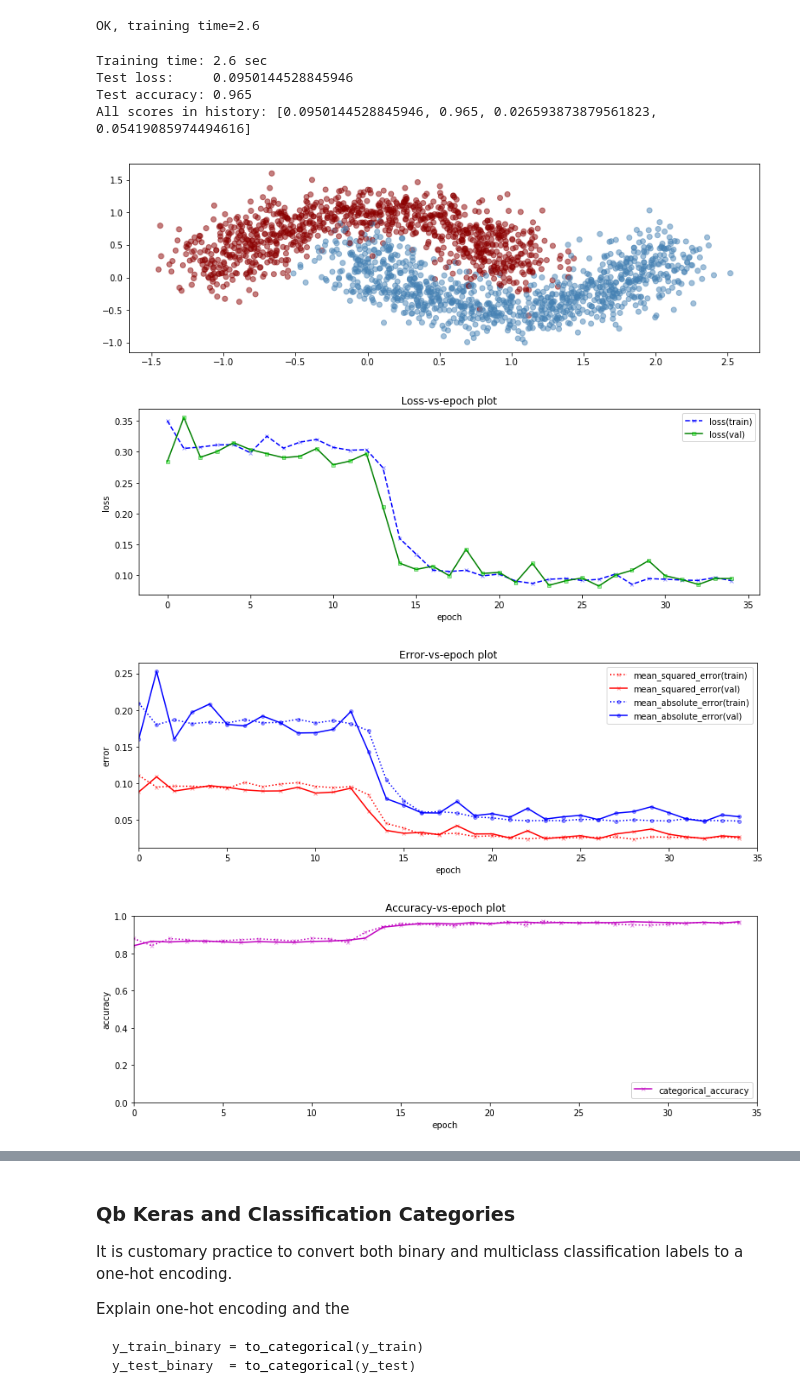
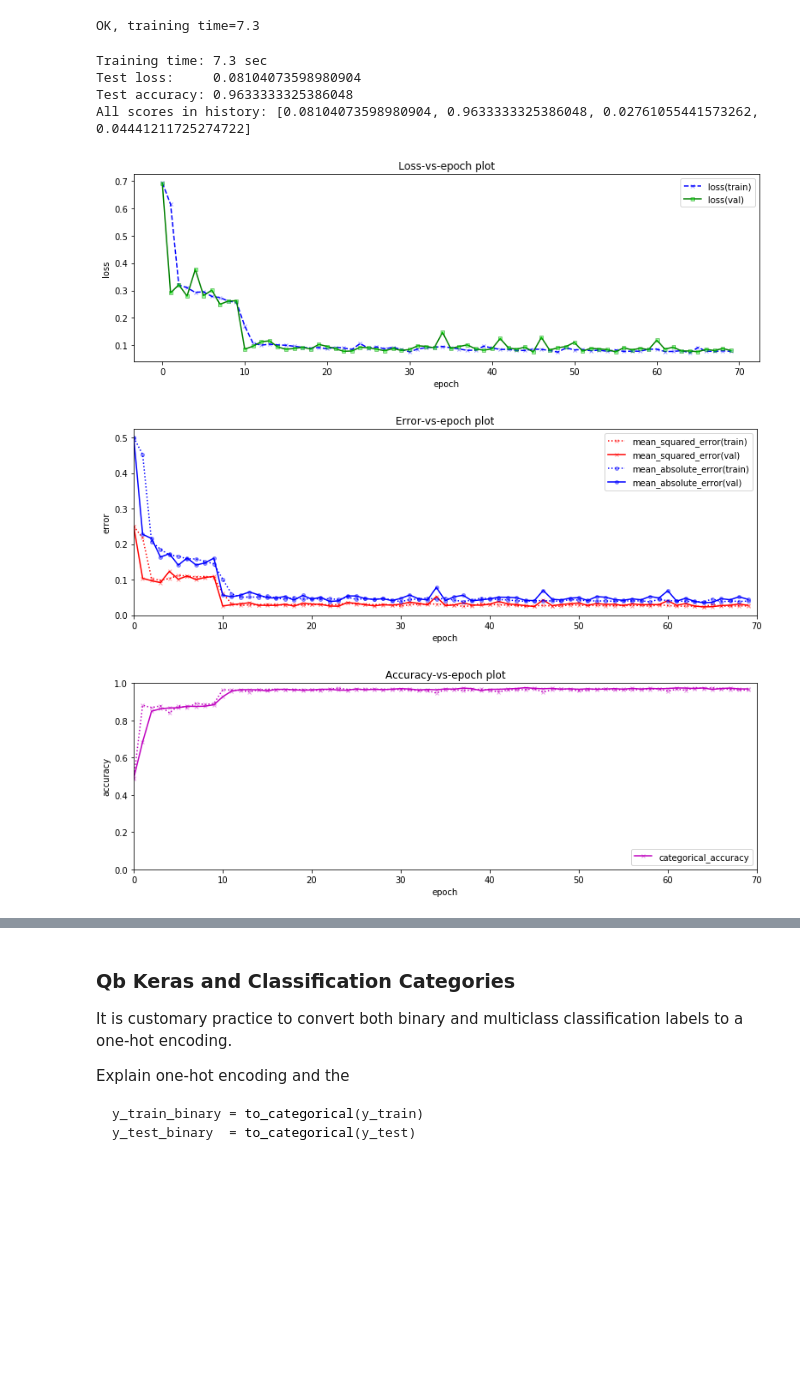
Before and after one commit to jeppestaerk/ITMAL, a Jupyter notebook: L09/keras_mlp_moon.ipynb, the cells around one changed output, grey strips where cells are left out. Saved outputs shown, nothing was run; the diff lists cells and outputs as text; code cells hidden in the pictures; blank space fills up the shorter version.

```diff
--- a/L09/keras_mlp_moon.ipynb
+++ b/L09/keras_mlp_moon.ipynb
@@ -57,7 +57,8 @@ Does it still produce a good score, in form of the `categorical_accuracy`? My ac
 
 Find a way to make the `SDG` produce a result similar to the `ADAM` optimizer: Maybe you need to crack up the number of `EPOCHS` during training to get a better result using the `SGD` optimizer?
 # %%
-# TODO: Qa..run Keras on Moon, cell 1
+import sys,os
+sys.path.append(os.path.abspath('')+'/..')
 from libitmal import kernelfuns as itmalkernelfuns
 itmalkernelfuns.EnableGPU()
 #itmalkernelfuns.DisableGPU()
@@ -77,11 +78,13 @@ np.random.seed(42)
 
 # Build Keras model
 model = Sequential()
-model.add(Dense(input_dim=2, units=8, activation="tanh", kernel_initializer="normal"))
-model.add(Dense(units=2, activation="softmax"))
+model.add(Dense(input_dim=2, units=16, activation="relu", kernel_initializer="normal"))
+model.add(Dense(input_dim=16, units=32, activation="relu", kernel_initializer="normal"))
+model.add(Dense(input_dim=16, units=32, activation="relu", kernel_initializer="normal"))
+model.add(Dense(units=2, activation="sigmoid"))
 
-#optimizer = SGD(lr=0.1)
-optimizer = Adam(lr=0.1)
+optimizer = SGD(lr=0.1, decay=1e-6, momentum=0.9, nesterov=True)
+#optimizer = Adam(lr=0.1)
 model.compile(loss='categorical_crossentropy',
               optimizer=optimizer,
               metrics=['categorical_accuracy', 'mean_squared_error', 'mean_absolute_error'])
@@ -100,7 +103,7 @@ assert y_test_binary.ndim ==2
 
 # Train
 VERBOSE     = 0
-EPOCHS      = 35
+EPOCHS      = 70
 
 start = time()
 history = model.fit(X_train, y_train_binary, validation_data=(X_test, y_test_binary), epochs=EPOCHS, verbose=VERBOSE)
@@ -108,7 +111,7 @@ t = time()-start
 
 print(f"OK, training time={t:0.1f}")
 # %% [output]
-OK, training time=2.6
+OK, training time=7.3
 # %%
 # TODO: Qa..run Keras on Moon, cell 2
 
@@ -131,11 +134,11 @@ A=0.4
 S=4
 
 # Plot org data
-plt.figure(figsize=(FX, FY))
-ax = plt.subplot(1, N, 1)
-colors = ['steelblue' if label == 1 else 'darkred' for label in y]
-plt.scatter(X[:,0], X[:,1], color=colors, alpha=.5)
-plt.show()
+#plt.figure(figsize=(FX, FY))
+#ax = plt.subplot(1, N, 1)
+#colors = ['steelblue' if label == 1 else 'darkred' for label in y]
+#plt.scatter(X[:,0], X[:,1], color=colors, alpha=.5)
+#plt.show()
 
 # Plot loss
 plt.figure(figsize=(FX, FY))
@@ -150,41 +153,40 @@ plt.show()
 
 # Plot all metrics + loss
 plt.figure(figsize=(FX, FY))
 ax = plt.subplot(1, N, 3)
 plt.plot(history.history["mean_squared_error"],      "r:x", markerfacecolor=(1, 0, 0, A), markersize=S)
 plt.plot(history.history["val_mean_squared_error"],  "r-x", markerfacecolor=(1, 0, 0, A), markersize=S)
 plt.plot(history.history["mean_absolute_error"],     "b:o", markerfacecolor=(0, 0, 1, A), markersize=S)
 plt.plot(history.history["val_mean_absolute_error"], "b-o", markerfacecolor=(0, 0, 1, A), markersize=S)
 plt.xlabel("epoch")
 plt.ylabel("error")
 plt.xlim((0, EPOCHS))
 plt.legend(loc="best", labels=("mean_squared_error(train)",  "mean_squared_error(val)",
                                "mean_absolute_error(train)", "mean_absolute_error(val)",
                                "loss(categorical_crossentropy,train)", "loss(categorical_crossentropy,val)"))
 plt.title("Error-vs-epoch plot")
 plt.show()
 
 # Plot accuracy
 plt.figure(figsize=(FX, FY))
 ax = plt.subplot(1, N, 4)
 plt.plot(history.history["categorical_accuracy"],     "m-x", markerfacecolor=(1, 0, 1, A), markersize=S)
 plt.plot(history.history["val_categorical_accuracy"], "m:x", markerfacecolor=(1, 0, 1, A), markersize=S)
 ax.set_ylim([0,1])
 plt.xlabel("epoch")
 plt.ylabel("accuracy")
 plt.xlim((0, EPOCHS))
 plt.legend(loc="lower right", labels=("categorical_accuracy",))
 plt.title("Accuracy-vs-epoch plot")
 plt.show()
 # %% [output]
-Training time: 2.6 sec
-Test loss:     0.0950144528845946
-Test accuracy: 0.965
-All scores in history: [0.0950144528845946, 0.965, 0.026593873879561823, 0.05419085974494616]
+Training time: 7.3 sec
+Test loss:     0.08104073598980904
+Test accuracy: 0.9633333325386048
+All scores in history: [0.08104073598980904, 0.9633333325386048, 0.02761055441573262, 0.04441211725274722]
-[figure, old version]
+[figure, new version]
-[figure, old version]
+[figure, new version]
-[figure, old version]
+[figure, new version]
-[figure, removed]
 # %%
 # TODO: Qa..run Keras on Moon, cell 3
 
```
Also changed, not shown: parts of 5 cells of this notebook, 1 other file.
